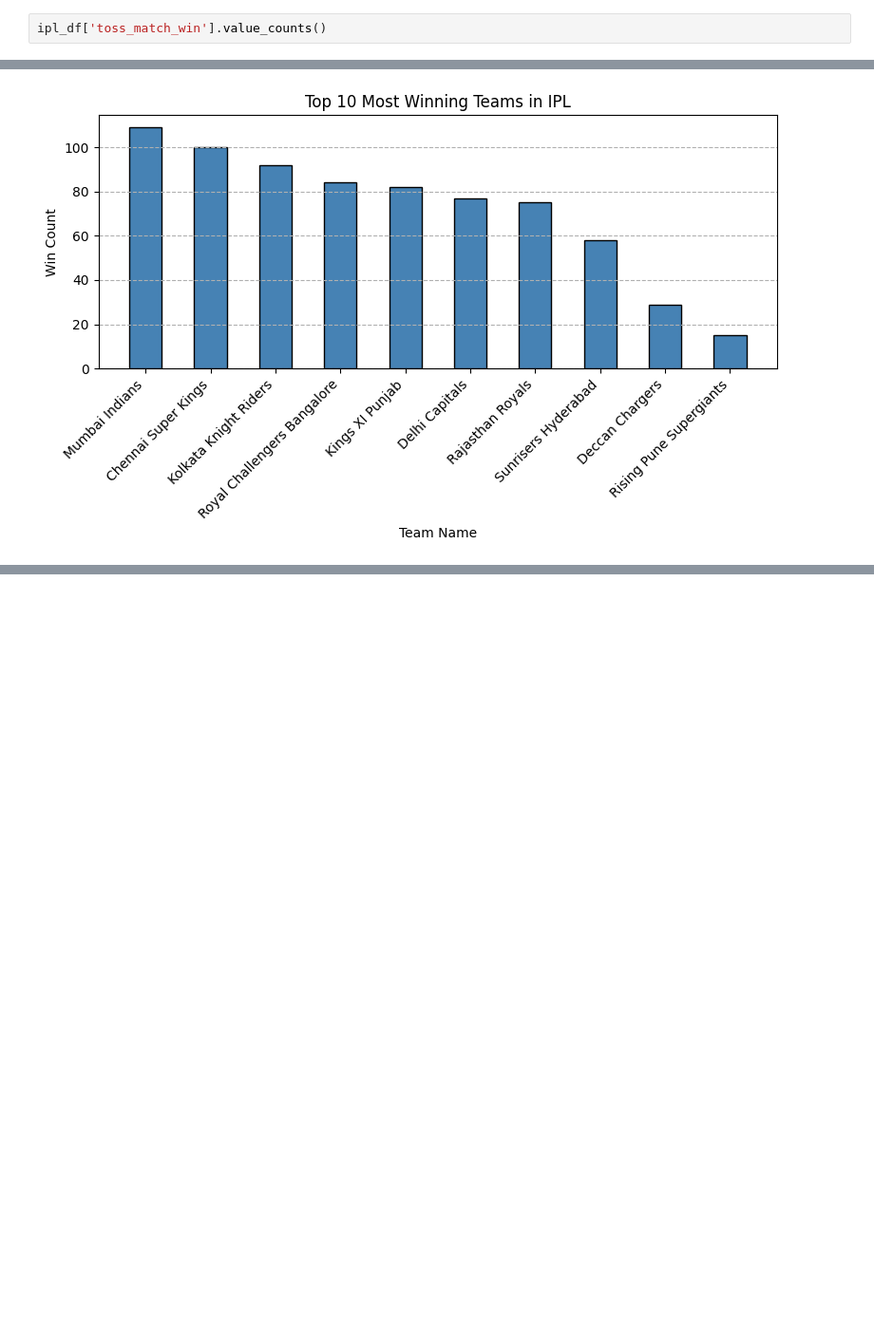
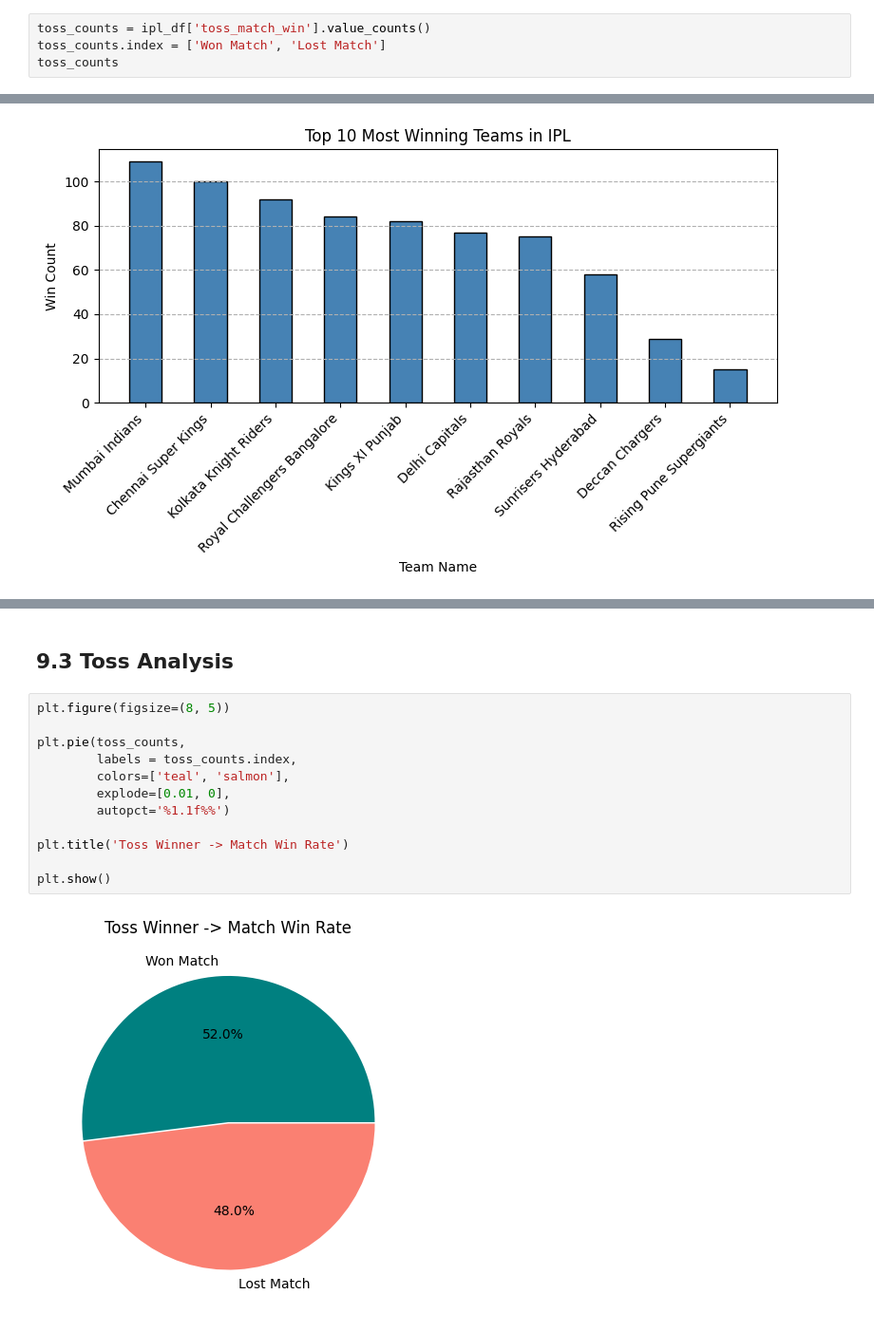
Before and after one commit to vidushan-ds/academic-data-wrangler, a Jupyter notebook: cricket-performance-analytics/cricket_analyz.ipynb, the cells around one changed output, grey strips where cells are left out. Shown at 95% size. Cells and saved outputs as stored; diff of their text form; blank space fills up the shorter version.

```diff
--- a/cricket-performance-analytics/cricket_analyz.ipynb
+++ b/cricket-performance-analytics/cricket_analyz.ipynb
@@ -361,5 +358,7 @@ team_stats
 # %% [markdown]
 ## 8.3 Toss Analysis
 # %%
-ipl_df['toss_match_win'].value_counts()
+toss_counts = ipl_df['toss_match_win'].value_counts()
+toss_counts.index = ['Won Match', 'Lost Match']
+toss_counts
 # %% [output]
@@ -574,0 +594,16 @@ plt.show()
+# %% [markdown]
+## 9.3 Toss Analysis
+# %%
+plt.figure(figsize=(8, 5))
+
+plt.pie(toss_counts,
+        labels = toss_counts.index,
+        colors=['teal', 'salmon'],
+        explode=[0.01, 0],
+        autopct='%1.1f%%')
+
+plt.title('Toss Winner -> Match Win Rate')
+
+plt.show()
+# %% [output]
+[figure, added]
```
Also changed, not shown: parts of 9 cells of this notebook.
